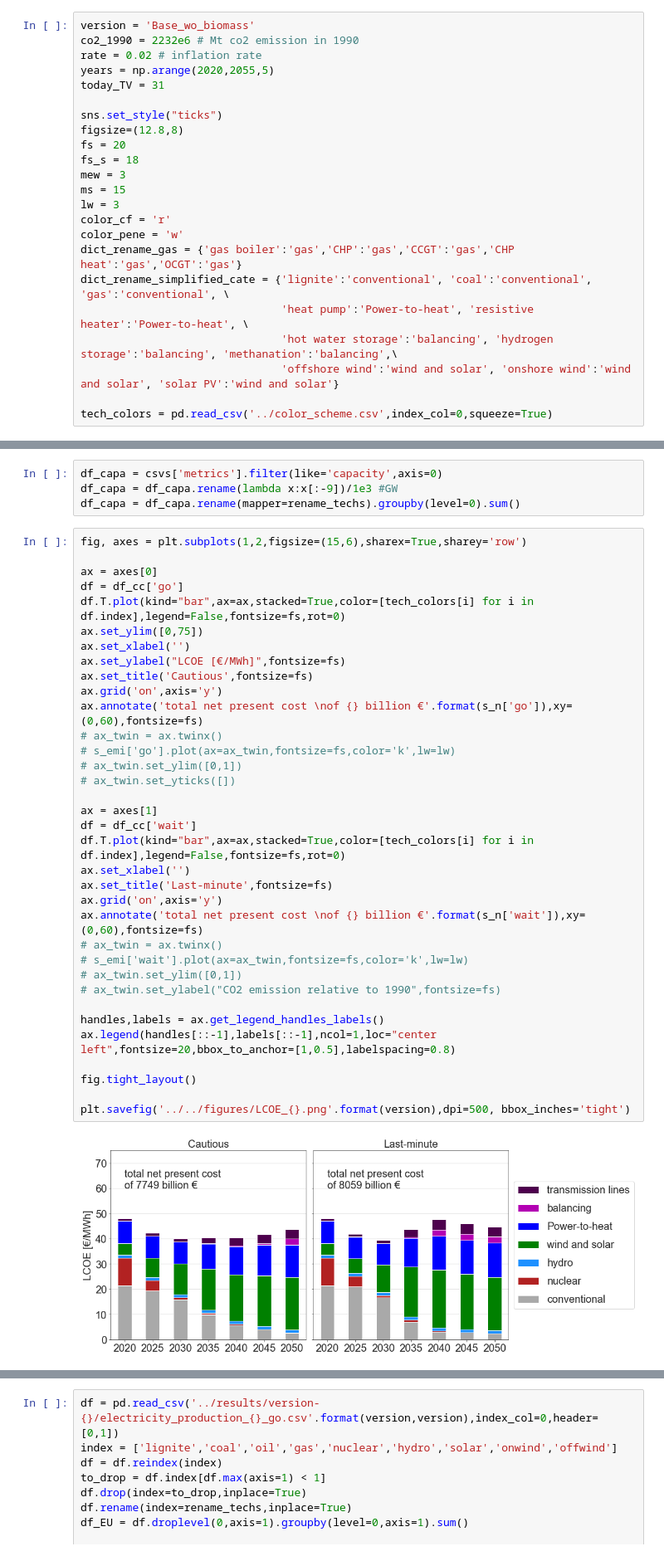
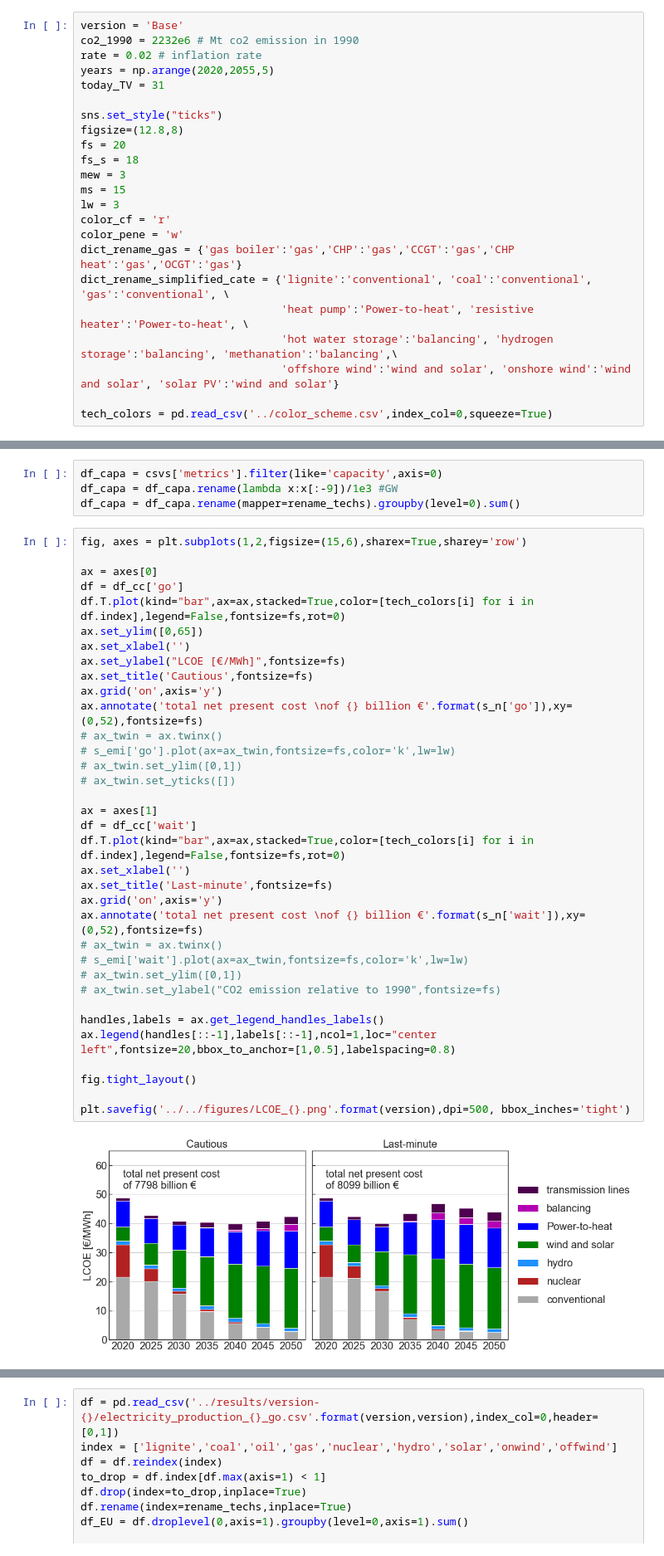
Before and after one commit to martavp/pypsa-eur-sec-30-path, a Jupyter notebook: paper_graphics/notebooks/summary_plot.ipynb, the cells around one changed output, grey strips where cells are left out. Shown at 83% size. Cells and saved outputs as stored; diff of their text form.

Commit message:
New results based on better exsiting power plants and cost assumptions.

```diff
--- a/paper_graphics/notebooks/summary_plot.ipynb
+++ b/paper_graphics/notebooks/summary_plot.ipynb
@@ -13,7 +13,7 @@ import seaborn as sns
 # %% [output]
 Error loading 'pyutilib.component' entry points: 'The 'nose' distribution was not found and is required by the application'
 # %%
-version = 'Base_wo_biomass'
+version = 'Base'
 co2_1990 = 2232e6 # Mt co2 emission in 1990
 rate = 0.02 # inflation rate
 years = np.arange(2020,2055,5)
@@ -192,37 +214,37 @@ fig, axes = plt.subplots(1,2,figsize=(15,6),sharex=True,sharey='row')
 ax = axes[0]
 df = df_cc['go']
 df.T.plot(kind="bar",ax=ax,stacked=True,color=[tech_colors[i] for i in df.index],legend=False,fontsize=fs,rot=0)
-ax.set_ylim([0,75])
+ax.set_ylim([0,65])
 ax.set_xlabel('')
 ax.set_ylabel("LCOE [€/MWh]",fontsize=fs)
 ax.set_title('Cautious',fontsize=fs)
 ax.grid('on',axis='y')
-ax.annotate('total net present cost \nof {} billion €'.format(s_n['go']),xy=(0,60),fontsize=fs)
+ax.annotate('total net present cost \nof {} billion €'.format(s_n['go']),xy=(0,52),fontsize=fs)
 # ax_twin = ax.twinx()
 # s_emi['go'].plot(ax=ax_twin,fontsize=fs,color='k',lw=lw)
 # ax_twin.set_ylim([0,1])
 # ax_twin.set_yticks([])
 
 ax = axes[1]
 df = df_cc['wait']
 df.T.plot(kind="bar",ax=ax,stacked=True,color=[tech_colors[i] for i in df.index],legend=False,fontsize=fs,rot=0)
 ax.set_xlabel('')
 ax.set_title('Last-minute',fontsize=fs)
 ax.grid('on',axis='y')
-ax.annotate('total net present cost \nof {} billion €'.format(s_n['wait']),xy=(0,60),fontsize=fs)
+ax.annotate('total net present cost \nof {} billion €'.format(s_n['wait']),xy=(0,52),fontsize=fs)
 # ax_twin = ax.twinx()
 # s_emi['wait'].plot(ax=ax_twin,fontsize=fs,color='k',lw=lw)
 # ax_twin.set_ylim([0,1])
 # ax_twin.set_ylabel("CO2 emission relative to 1990",fontsize=fs)
 
 handles,labels = ax.get_legend_handles_labels()
 ax.legend(handles[::-1],labels[::-1],ncol=1,loc="center left",fontsize=20,bbox_to_anchor=[1,0.5],labelspacing=0.8)
 
 fig.tight_layout()
 
 plt.savefig('../../figures/LCOE_{}.png'.format(version),dpi=500, bbox_inches='tight')
 # %% [output]
-[figure, old version]
+[figure, new version]
 # %%
 fig, axes = plt.subplots(1,2,figsize=(15,6),sharex=True,sharey='row')
 
```
Also changed, not shown: parts of 8 cells of this notebook, 20 other files.
